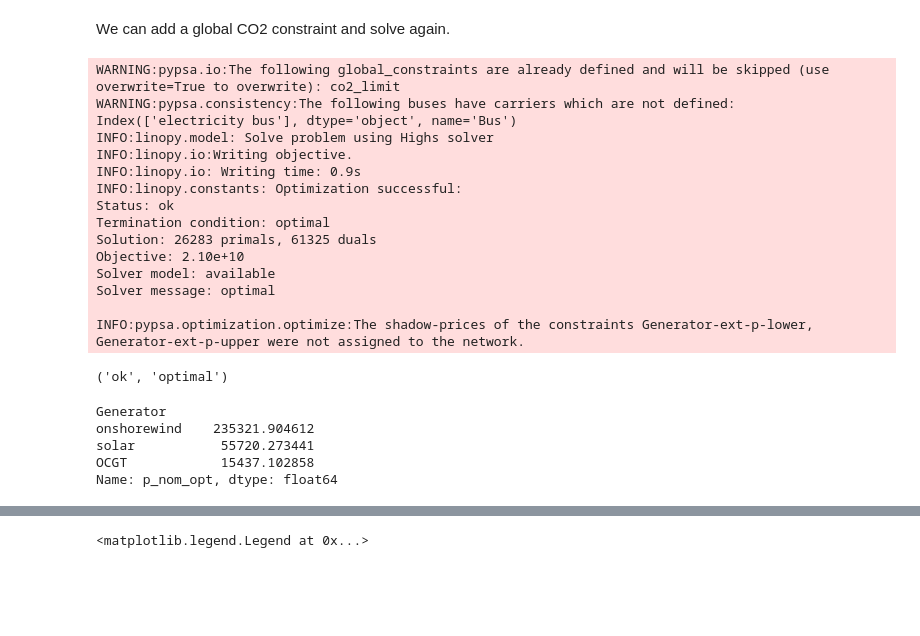
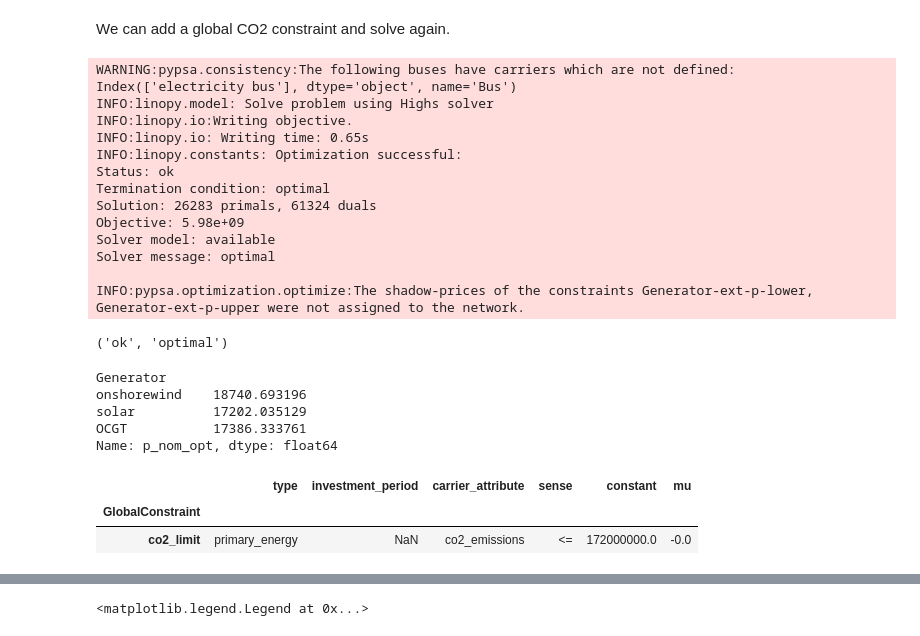
Before and after one commit to CharlotteHessels/new-integrated-project, a Jupyter notebook: IEG_course_project.ipynb, the cells around one changed output, grey strips where cells are left out. Saved outputs shown, nothing was run; the diff lists cells and outputs as text; code cells hidden in the pictures; blank space fills up the shorter version.

Commit message:
added different co2 limits

```diff
--- a/IEG_course_project.ipynb
+++ b/IEG_course_project.ipynb
@@ -364,35 +363,40 @@ We can add a global CO2 constraint and solve again.
 # %%
-co2_limit=1.72e8 #tonCO2
-#look at the emissions the netherlands emitted in 2015, and put a cap
 network.add("GlobalConstraint",
             "co2_limit",
             type="primary_energy",
             carrier_attribute="co2_emissions",
             sense="<=",
-            constant=co2_limit)
+            constant=co2_limit,
+            overwrite=True)
 network.optimize()
 # %% [output]
-WARNING:pypsa.io:The following global_constraints are already defined and will be skipped (use overwrite=True to overwrite): co2_limit
 WARNING:pypsa.consistency:The following buses have carriers which are not defined:
 Index(['electricity bus'], dtype='object', name='Bus')
 INFO:linopy.model: Solve problem using Highs solver
 INFO:linopy.io:Writing objective.
-INFO:linopy.io: Writing time: 0.9s
+INFO:linopy.io: Writing time: 0.65s
 INFO:linopy.constants: Optimization successful:
 Status: ok
 Termination condition: optimal
-Solution: 26283 primals, 61325 duals
-Objective: 2.10e+10
+Solution: 26283 primals, 61324 duals
+Objective: 5.98e+09
 Solver model: available
 Solver message: optimal
 
 INFO:pypsa.optimization.optimize:The shadow-prices of the constraints Generator-ext-p-lower, Generator-ext-p-upper were not assigned to the network.
 ('ok', 'optimal')
 # %%
+#highest limit
 network.generators.p_nom_opt #in MW
 # %% [output]
 Generator
-onshorewind    235321.904612
-solar           55720.273441
-OCGT            15437.102858
+onshorewind    18740.693196
+solar          17202.035129
+OCGT           17386.333761
 Name: p_nom_opt, dtype: float64
+# %%
+network.global_constraints
+# %% [output]
+|  | type | investment_period | carrier_attribute | sense | constant | mu |
+| GlobalConstraint |  |  |  |  |  |  |
+| co2_limit | primary_energy | NaN | co2_emissions | <= | 172000000.0 | -0.0 |
```
Also changed, not shown: parts of 17 cells of this notebook.
